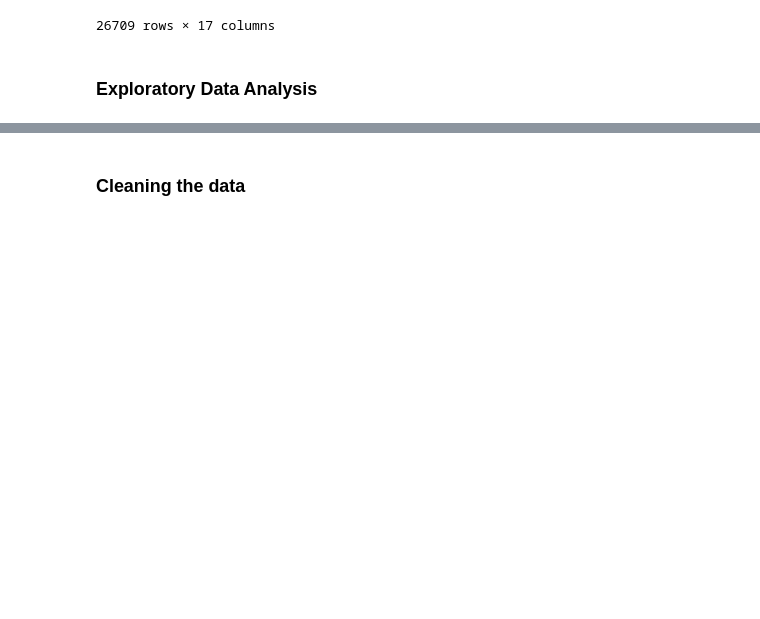
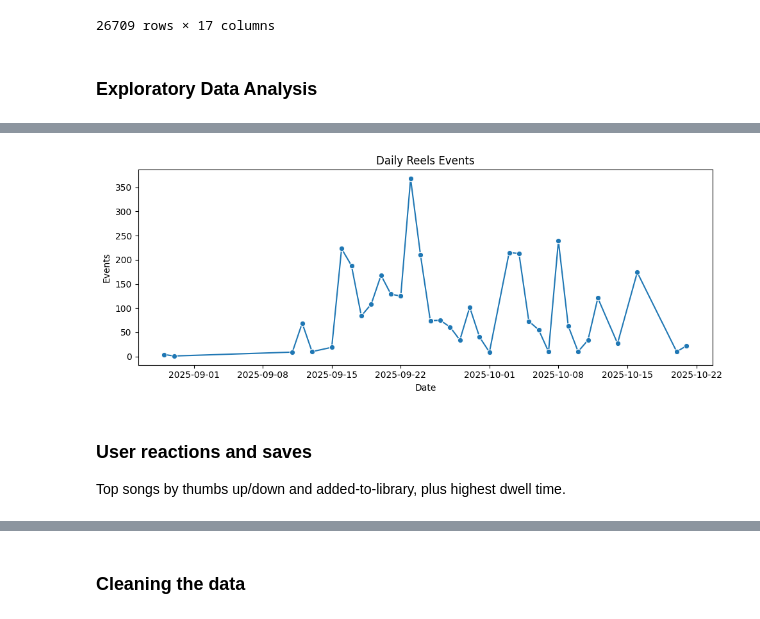
Before and after one commit to jackdpond/snare_algo, a Jupyter notebook: algo.ipynb, the cells around one changed output, grey strips where cells are left out. Drawn from its saved outputs; the diff is of its cells as text; code cells hidden in the pictures; blank space fills up the shorter version.

```diff
--- a/algo.ipynb
+++ b/algo.ipynb
@@ -47,0 +252,17 @@ songs
+# %%
+# Daily trends of reels events
+if 'event_date' in reels_only.columns:
+    daily = reels_only.groupby('event_date').size().reset_index(name='events')
+    plt.figure(figsize=(10, 4))
+    sns.lineplot(data=daily, x='event_date', y='events', marker='o')
+    plt.title('Daily Reels Events')
+    plt.xlabel('Date')
+    plt.ylabel('Events')
+    plt.tight_layout()
+    plt.show()
+    daily.head(10)
+# %% [output]
+[figure, added]
+# %% [markdown]
+### User reactions and saves
+Top songs by thumbs up/down and added-to-library, plus highest dwell time.
```
Also changed, not shown: parts of 20 cells of this notebook.
